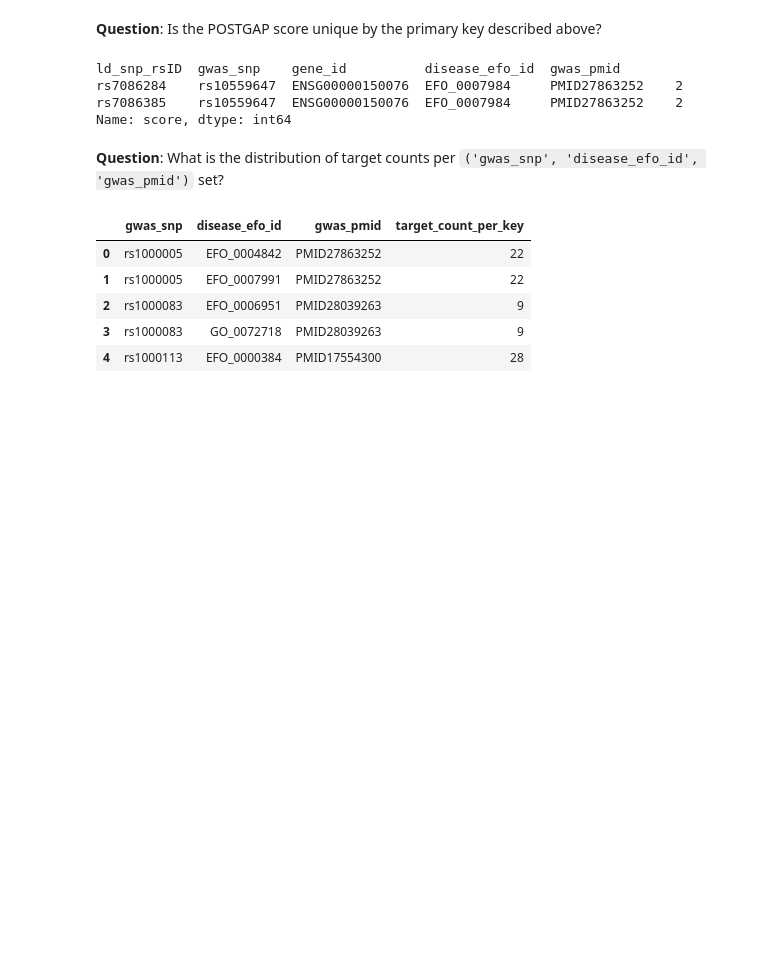
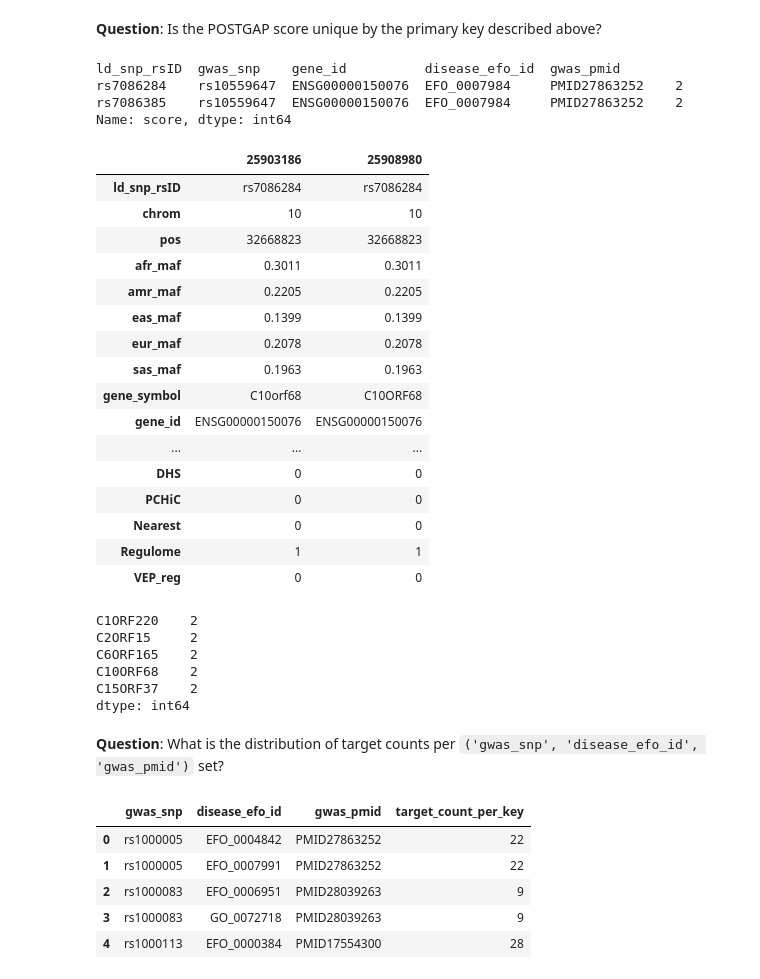
Before and after one commit to opentargets-archive/postgap_analysis, a Jupyter notebook: postgap_analysis_20171113.ipynb, the cells around one changed output. Drawn from its saved outputs; the diff is of its cells as text; code cells hidden in the pictures; blank space fills up the shorter version.

```diff
--- a/postgap_analysis_20171113.ipynb
+++ b/postgap_analysis_20171113.ipynb
@@ -104,6 +104,40 @@ ld_snp_rsID  gwas_snp    gene_id          disease_efo_id  gwas_pmid
 rs7086284    rs10559647  ENSG00000150076  EFO_0007984     PMID27863252    2
 rs7086385    rs10559647  ENSG00000150076  EFO_0007984     PMID27863252    2
 Name: score, dtype: int64
+# %%
+# where's the difference?
+pg[(pg.ld_snp_rsID == 'rs7086284') & (pg.gene_id == 'ENSG00000150076')].T
+# %% [output]
+|  | 25903186 | 25908980 |
+| ld_snp_rsID | rs7086284 | rs7086284 |
+| chrom | 10 | 10 |
+| pos | 32668823 | 32668823 |
+| afr_maf | 0.3011 | 0.3011 |
+| amr_maf | 0.2205 | 0.2205 |
+| eas_maf | 0.1399 | 0.1399 |
+| eur_maf | 0.2078 | 0.2078 |
+| sas_maf | 0.1963 | 0.1963 |
+| gene_symbol | C10orf68 | C10ORF68 |
+| gene_id | ENSG00000150076 | ENSG00000150076 |
+| ... | ... | ... |
+| DHS | 0 | 0 |
+| PCHiC | 0 | 0 |
+| Nearest | 0 | 0 |
+| Regulome | 1 | 1 |
+| VEP_reg | 0 | 0 |
+# %%
+# there appears to be a difference in gene_symbol - does this occur elsewhere? (ie. lower/upper case gene symbol dupes)
+gene_symbols = pg['gene_symbol'].unique()
+gene_symbols_upper = pd.Series([str.upper(g) for g in gene_symbols.tolist()])
+gene_symbols_upper_counts = gene_symbols_upper.value_counts()
+gene_symbols_upper_counts[gene_symbols_upper_counts > 1]
+# %% [output]
+C1ORF220    2
+C2ORF15     2
+C6ORF165    2
+C10ORF68    2
+C15ORF37    2
+dtype: int64
 # %% [markdown]
 **Question**: What is the distribution of target counts per `('gwas_snp', 'disease_efo_id', 'gwas_pmid')` set?
 # %%
```
Also changed, not shown: parts of 8 cells of this notebook.
